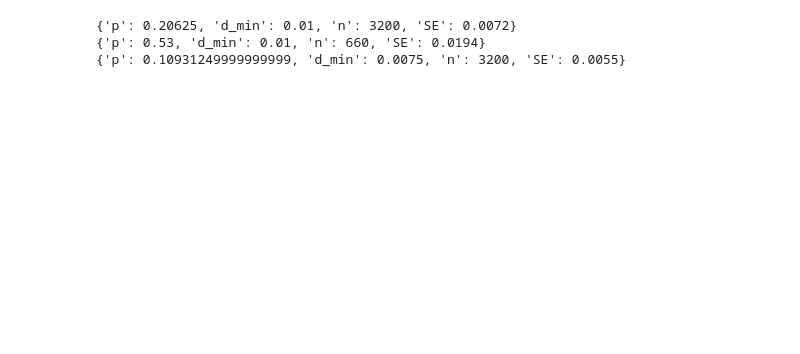
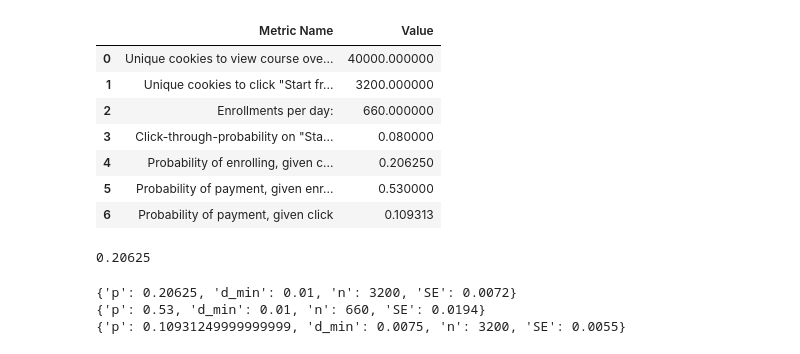
Before and after one commit to ZacksAmber/Udacity-A-B-Testing-by-Google, a Jupyter notebook: Udacity A:B Testing by Google.ipynb, the cells around one changed output. Cells and saved outputs as stored; diff of their text form; code cells hidden in the pictures; blank space fills up the shorter version.

Commit message:
Finsh project

```diff
--- a/Udacity A:B Testing by Google.ipynb
+++ b/Udacity A:B Testing by Google.ipynb
@@ -46,0 +13,31 @@ NameError: name 'pd' is not defined
+# %%
+############
+# Packages #
+############
+import warnings
+warnings.simplefilter(action='ignore', category=FutureWarning)
+
+import pandas as pd
+import numpy as np
+import math
+import scipy.stats as stats
+from IPython.display import display, Latex
+
+############
+# Settings #
+############
+# Pandas Settings
+pd.set_option('max_rows', 20)
+pd.set_option('display.colheader_justify', 'left')
+
+#############
+# Documents #
+#############
+# IPython
+#    https://ipython.org/ipython-doc/stable/interactive/reference.html#dynamic-object-information
+# Pandas
+#    https://pandas.pydata.org/pandas-docs/stable/reference/index.html#api
+# Numpy
+#    https://numpy.org/doc/stable/reference/index.html
+# Statistical functions (scipy.stats)
+#    https://docs.scipy.org/doc/scipy/reference/stats.html
@@ -47,3 +184,22 @@ NameError: name 'pd' is not defined
+# %%
+# Source: https://docs.google.com/spreadsheets/d/1MYNUtC47Pg8hdoCjOXaHqF-thheGpUshrFA21BAJnNc/edit#gid=0
+baseline = pd.read_csv(
+    'https://raw.githubusercontent.com/ZacksAmber/Udacity-A-B-Testing-by-Google/main/Final%20Project%20Baseline%20Values%20-%20Sheet1.csv',
+    index_col=False,
+    header=None,
+    names=['Metric Name', 'Value']
+)
+
+baseline
+# %% [output]
+|  | Metric Name | Value |
+| 0 | Unique cookies to view course ove... | 40000.000000 |
+| 1 | Unique cookies to click "Start fr... | 3200.000000 |
+| 2 | Enrollments per day: | 660.000000 |
+| 3 | Click-through-probability on "Sta... | 0.080000 |
+| 4 | Probability of enrolling, given c... | 0.206250 |
+| 5 | Probability of payment, given enr... | 0.530000 |
+| 6 | Probability of payment, given click | 0.109313 |
 # %%
 # Define baseline metrics
 cookies = 40000
@@ -75,4 +231,8 @@ NC = {}
 NC['p'] = net_conversion
 NC['d_min'] = 0.0075
 NC['n'] = clicks
+# %%
+gross_conversion
+# %% [output]
+0.20625
 # %%
```
Also changed, not shown: parts of 46 cells of this notebook, 4 other files.
